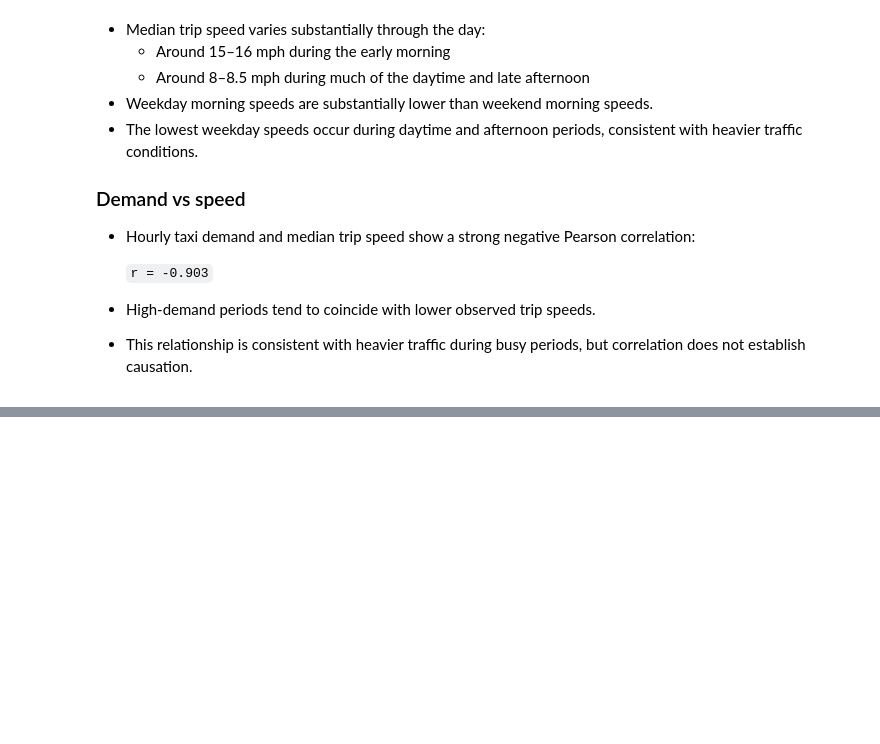
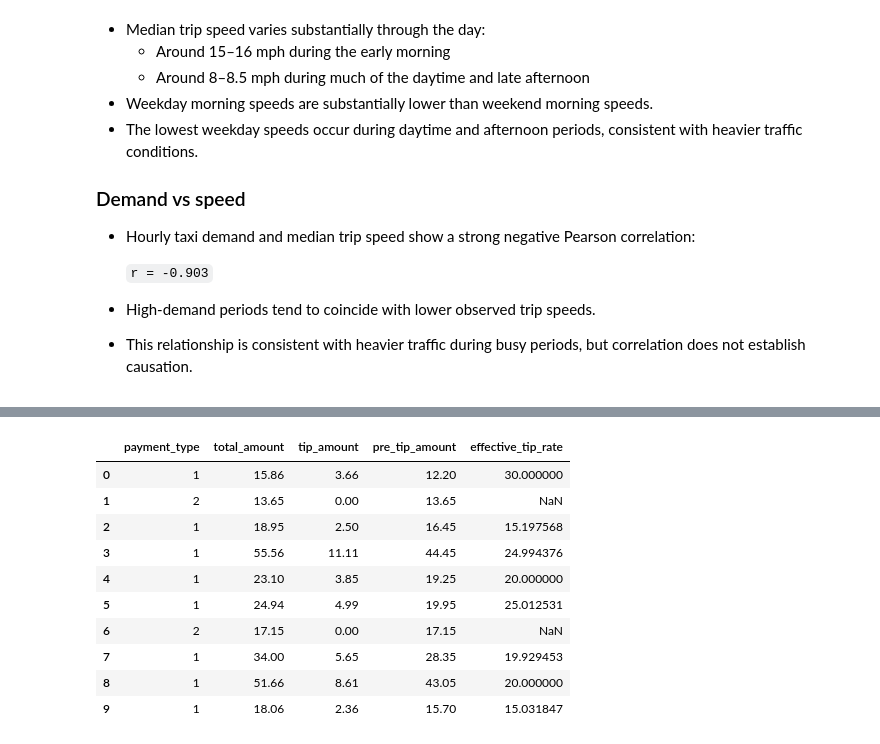
Before and after one commit to sazinovic/nyc-taxi-analysis, a Jupyter notebook: notebooks/01-exploration.ipynb, the cells around one changed output, grey strips where cells are left out. Saved outputs shown, nothing was run; the diff lists cells and outputs as text; code cells hidden in the pictures; blank space fills up the shorter version.

```diff
--- a/notebooks/01-exploration.ipynb
+++ b/notebooks/01-exploration.ipynb
@@ -2845,0 +2984,18 @@ plt.show()
+# %%
+airport_map = {
+    1: "EWR",
+    132: "JFK",
+    138: "LGA"
+}
+
+df_features["pickup_airport"] = (
+    df_features["PULocationID"]
+    .map(airport_map)
+    .fillna("None")
+)
+
+df_features["dropoff_airport"] = (
+    df_features["DOLocationID"]
+    .map(airport_map)
+    .fillna("None")
+)
@@ -2845,0 +3011,4 @@ plt.show()
+# %%
+df_features["pre_tip_amount"] = (
+    df_features["total_amount"] - df_features["tip_amount"]
+)
@@ -2845,0 +3031,33 @@ plt.show()
+# %%
+valid_tip_rate = (
+    (df_features["payment_type"] == 1) &
+    (df_features["pre_tip_amount"] > 0) &
+    (df_features["tip_amount"] >= 0)
+)
+
+df_features["effective_tip_rate"] = (
+    df_features["tip_amount"] /
+    df_features["pre_tip_amount"] * 100
+).where(valid_tip_rate)
+# %%
+df_features[
+    [
+        "payment_type",
+        "total_amount",
+        "tip_amount",
+        "pre_tip_amount",
+        "effective_tip_rate"
+    ]
+].head(10)
+# %% [output]
+|  | payment_type | total_amount | tip_amount | pre_tip_amount | effective_tip_rate |
+| 0 | 1 | 15.86 | 3.66 | 12.20 | 30.000000 |
+| 1 | 2 | 13.65 | 0.00 | 13.65 | NaN |
+| 2 | 1 | 18.95 | 2.50 | 16.45 | 15.197568 |
+| 3 | 1 | 55.56 | 11.11 | 44.45 | 24.994376 |
+| 4 | 1 | 23.10 | 3.85 | 19.25 | 20.000000 |
+| 5 | 1 | 24.94 | 4.99 | 19.95 | 25.012531 |
+| 6 | 2 | 17.15 | 0.00 | 17.15 | NaN |
+| 7 | 1 | 34.00 | 5.65 | 28.35 | 19.929453 |
+| 8 | 1 | 51.66 | 8.61 | 43.05 | 20.000000 |
+| 9 | 1 | 18.06 | 2.36 | 15.70 | 15.031847 |
```
Also changed, not shown: parts of 18 cells of this notebook.
